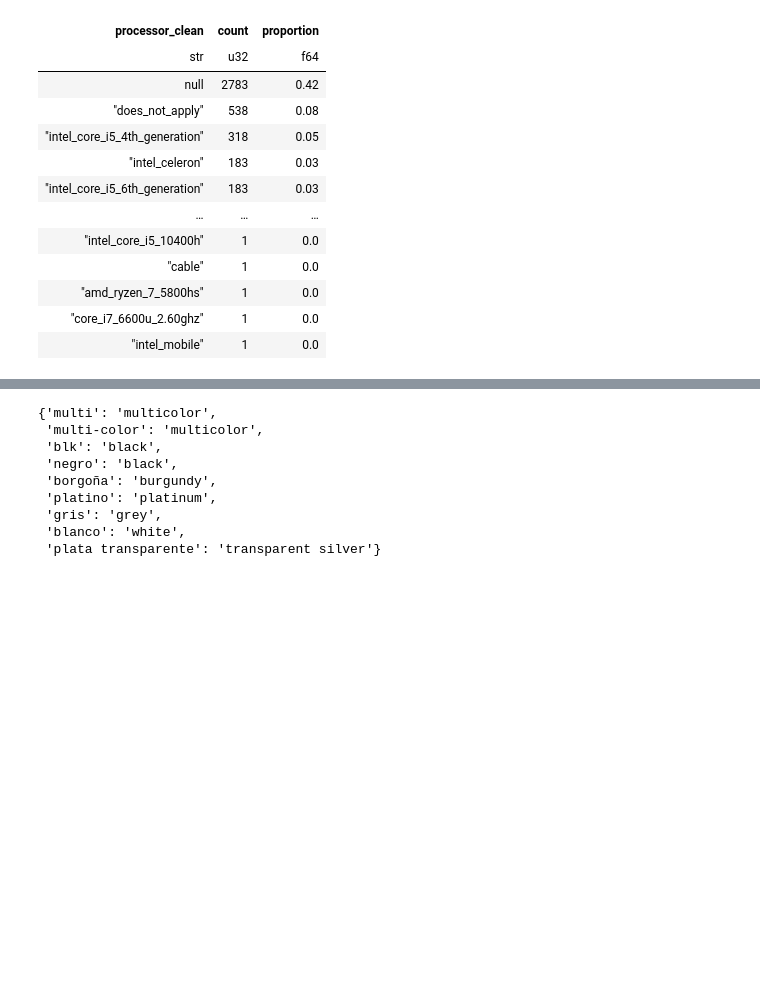
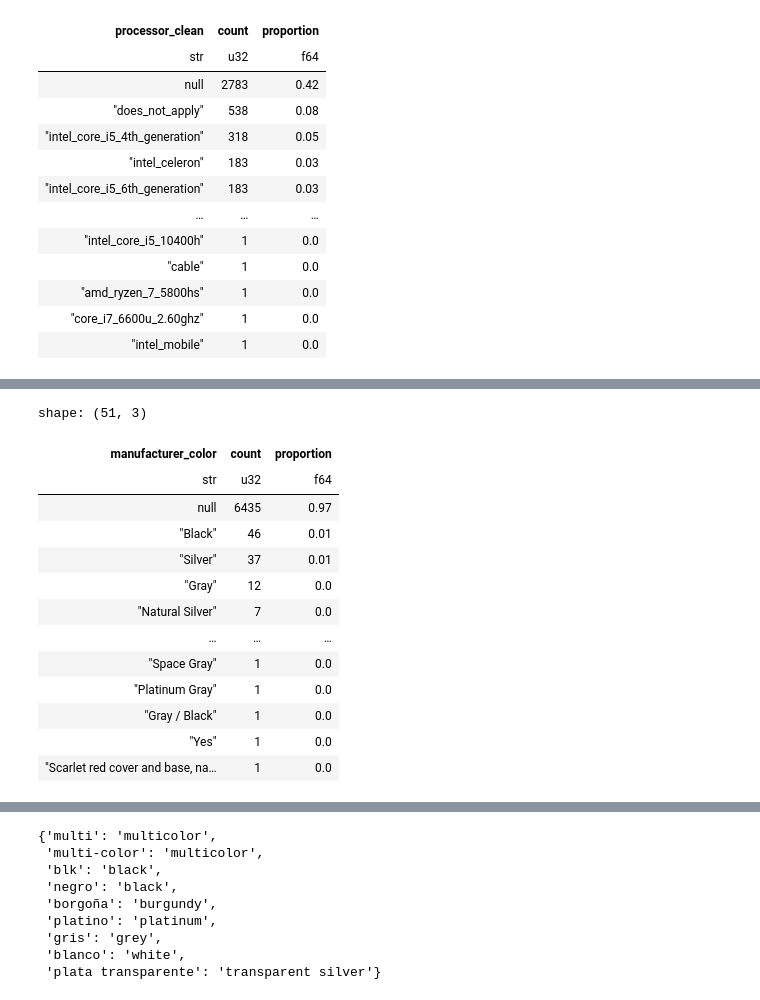
Before and after one commit to jxareas/laptop-price-catboost, a Jupyter notebook: notebooks/laptop_data_cleansing.ipynb, the cells around one changed output, grey strips where cells are left out. Cells and saved outputs as stored; diff of their text form; code cells hidden in the pictures; blank space fills up the shorter version.

```diff
--- a/notebooks/laptop_data_cleansing.ipynb
+++ b/notebooks/laptop_data_cleansing.ipynb
@@ -849,0 +1029,23 @@ shape: (414, 3)
+# %%
+# Color value counts and their proportion
+df['manufacturer_color'].value_counts(
+    sort=True,
+    parallel=True,
+).with_columns(
+    (pl.col('count') / df.height).round(2).alias('proportion')
+)
+# %% [output]
+shape: (51, 3)
+| manufacturer_color | count | proportion |
+| str | u32 | f64 |
+| null | 6435 | 0.97 |
+| "Black" | 46 | 0.01 |
+| "Silver" | 37 | 0.01 |
+| "Gray" | 12 | 0.0 |
+| "Natural Silver" | 7 | 0.0 |
+| … | … | … |
+| "Space Gray" | 1 | 0.0 |
+| "Platinum Gray" | 1 | 0.0 |
+| "Gray / Black" | 1 | 0.0 |
+| "Yes" | 1 | 0.0 |
+| "Scarlet red cover and base, na… | 1 | 0.0 |
```
Also changed, not shown: parts of 30 cells of this notebook, 1 other file.
